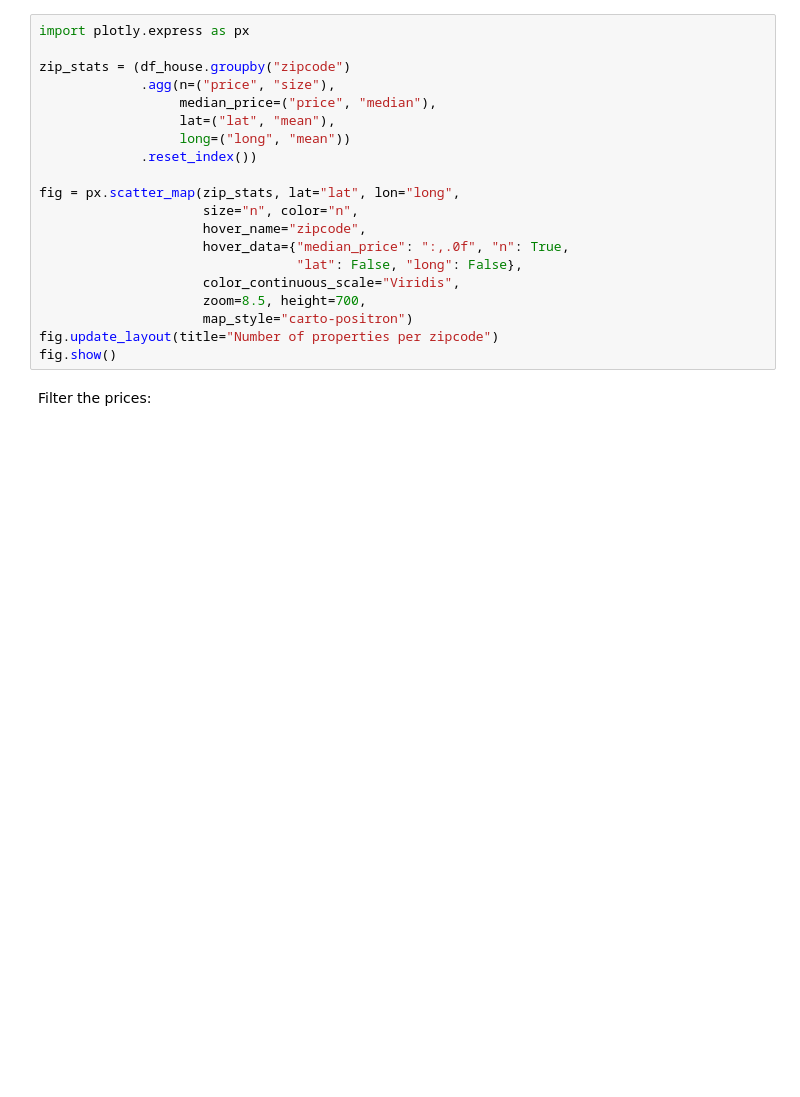
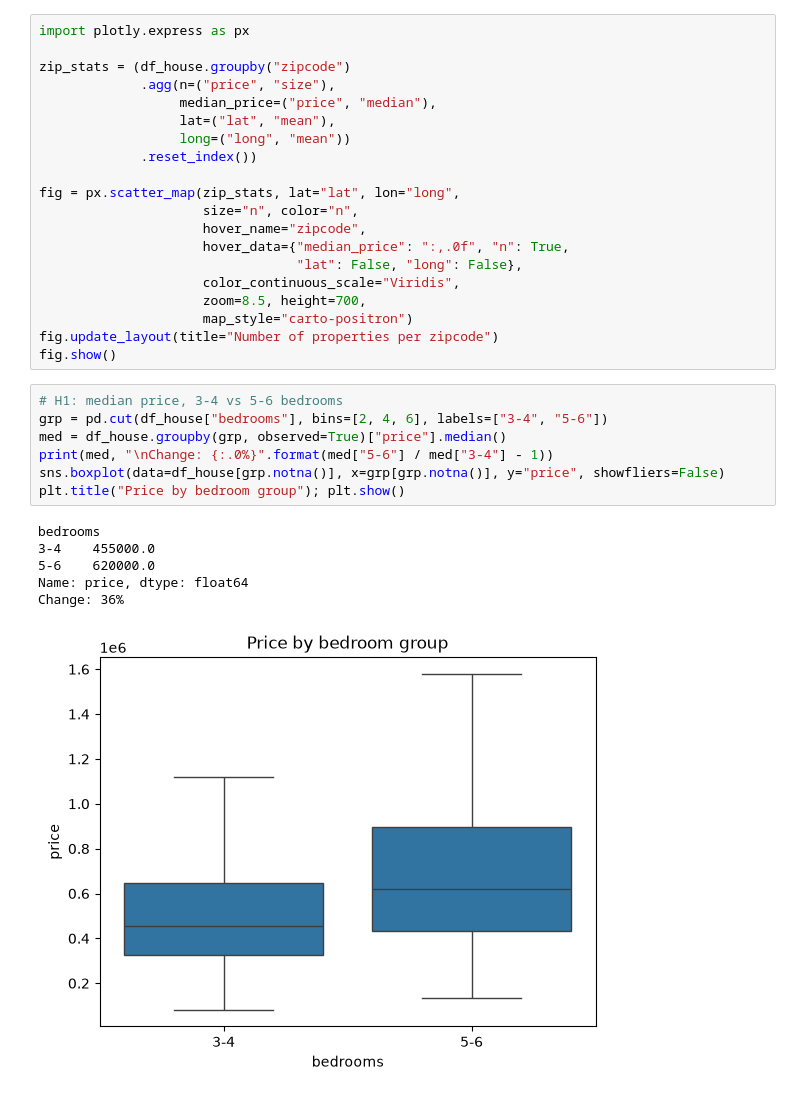
Before and after one commit to Prndxt/eda_project, a Jupyter notebook: 07_data_review_clean.ipynb, the cells around one changed output. Saved outputs shown, nothing was run; the diff lists cells and outputs as text; blank space fills up the shorter version.

```diff
--- a/07_data_review_clean.ipynb
+++ b/07_data_review_clean.ipynb
@@ -382,5 +383,17 @@ fig = px.scatter_map(zip_stats, lat="lat", lon="long",
                      map_style="carto-positron")
 fig.update_layout(title="Number of properties per zipcode")
 fig.show()
-# %% [markdown]
-Filter the prices:
+# %%
+# H1: median price, 3-4 vs 5-6 bedrooms
+grp = pd.cut(df_house["bedrooms"], bins=[2, 4, 6], labels=["3-4", "5-6"])
+med = df_house.groupby(grp, observed=True)["price"].median()
+print(med, "\nChange: {:.0%}".format(med["5-6"] / med["3-4"] - 1))
+sns.boxplot(data=df_house[grp.notna()], x=grp[grp.notna()], y="price", showfliers=False)
+plt.title("Price by bedroom group"); plt.show()
+# %% [output]
+bedrooms
+3-4    455000.0
+5-6    620000.0
+Name: price, dtype: float64
+Change: 36%
+[figure, added]
```
Also changed, not shown: parts of 11 cells of this notebook, 4 other files.
